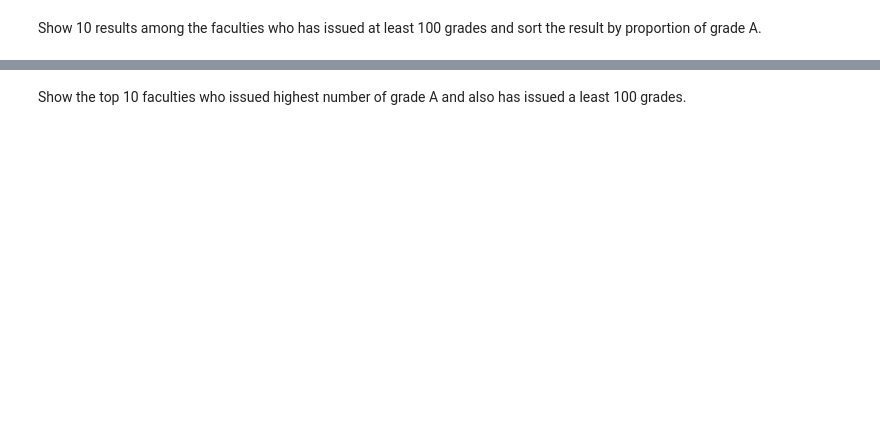
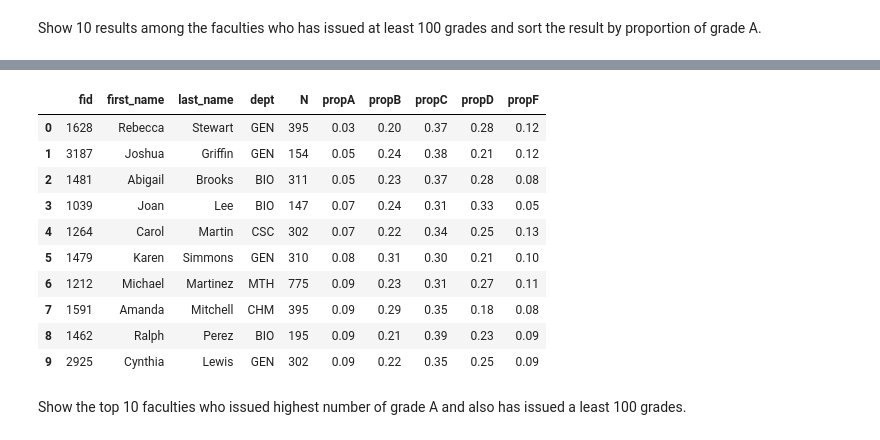
Before and after one commit to rakesh-karki/Student-Grade-Database-Analysis, a Jupyter notebook: Student Grade Database Analysis using pyspark.ipynb, the cells around one changed output, grey strips where cells are left out. Cells and saved outputs as stored; diff of their text form; code cells hidden in the pictures; blank space fills up the shorter version.

Commit message:
Updated the table output format to pandas

```diff
--- a/Student Grade Database Analysis using pyspark.ipynb
+++ b/Student Grade Database Analysis using pyspark.ipynb
@@ -348,12 +404,23 @@ Show 10 results among the faculties who has issued at least 100 grades and sort
 # %%
 (
   faculty_grade_dist
     .filter(expr('N>=100'))
     .sort('propA')
-    .show(10)
-  )
+    .toPandas()
+  ).head(10)
 # %% [output]
 [interactive output not drawn]
+|  | fid | first_name | last_name | dept | N | propA | propB | propC | propD | propF |
+| 0 | 1628 | Rebecca | Stewart | GEN | 395 | 0.03 | 0.20 | 0.37 | 0.28 | 0.12 |
+| 1 | 3187 | Joshua | Griffin | GEN | 154 | 0.05 | 0.24 | 0.38 | 0.21 | 0.12 |
+| 2 | 1481 | Abigail | Brooks | BIO | 311 | 0.05 | 0.23 | 0.37 | 0.28 | 0.08 |
+| 3 | 1039 | Joan | Lee | BIO | 147 | 0.07 | 0.24 | 0.31 | 0.33 | 0.05 |
+| 4 | 1264 | Carol | Martin | CSC | 302 | 0.07 | 0.22 | 0.34 | 0.25 | 0.13 |
+| 5 | 1479 | Karen | Simmons | GEN | 310 | 0.08 | 0.31 | 0.30 | 0.21 | 0.10 |
+| 6 | 1212 | Michael | Martinez | MTH | 775 | 0.09 | 0.23 | 0.31 | 0.27 | 0.11 |
+| 7 | 1591 | Amanda | Mitchell | CHM | 395 | 0.09 | 0.29 | 0.35 | 0.18 | 0.08 |
+| 8 | 1462 | Ralph | Perez | BIO | 195 | 0.09 | 0.21 | 0.39 | 0.23 | 0.09 |
+| 9 | 2925 | Cynthia | Lewis | GEN | 302 | 0.09 | 0.22 | 0.35 | 0.25 | 0.09 |
 # %% [markdown]
 Show the top 10 faculties who issued highest number of grade A and also has issued a least 100 grades.
 # %%
```
Also changed, not shown: parts of 12 cells of this notebook.
